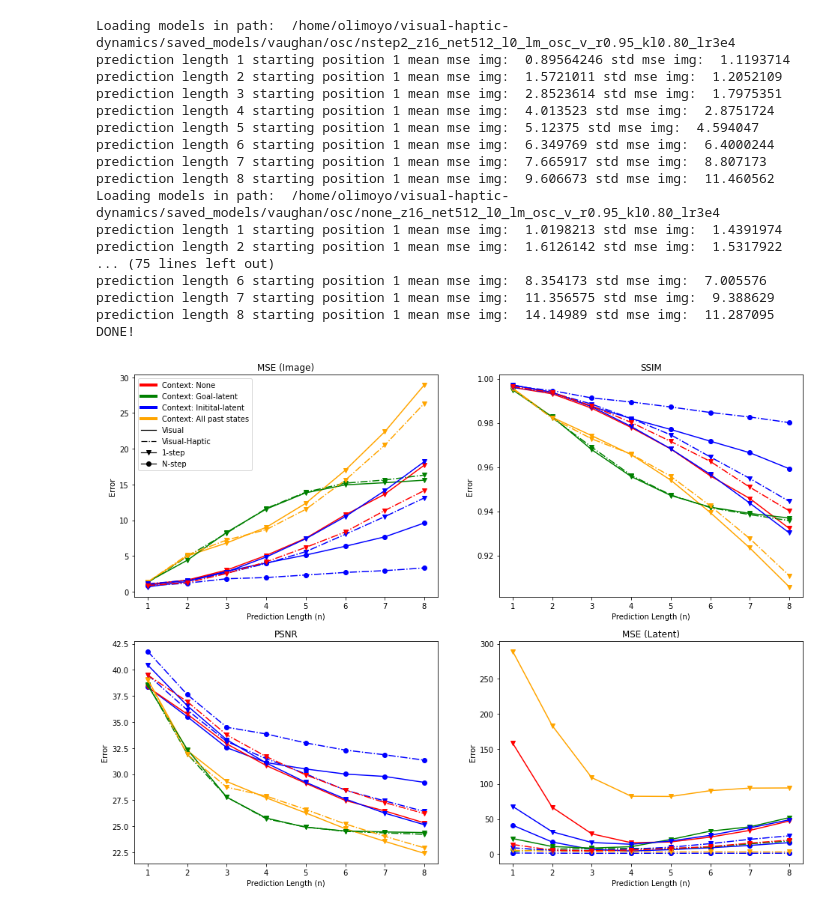
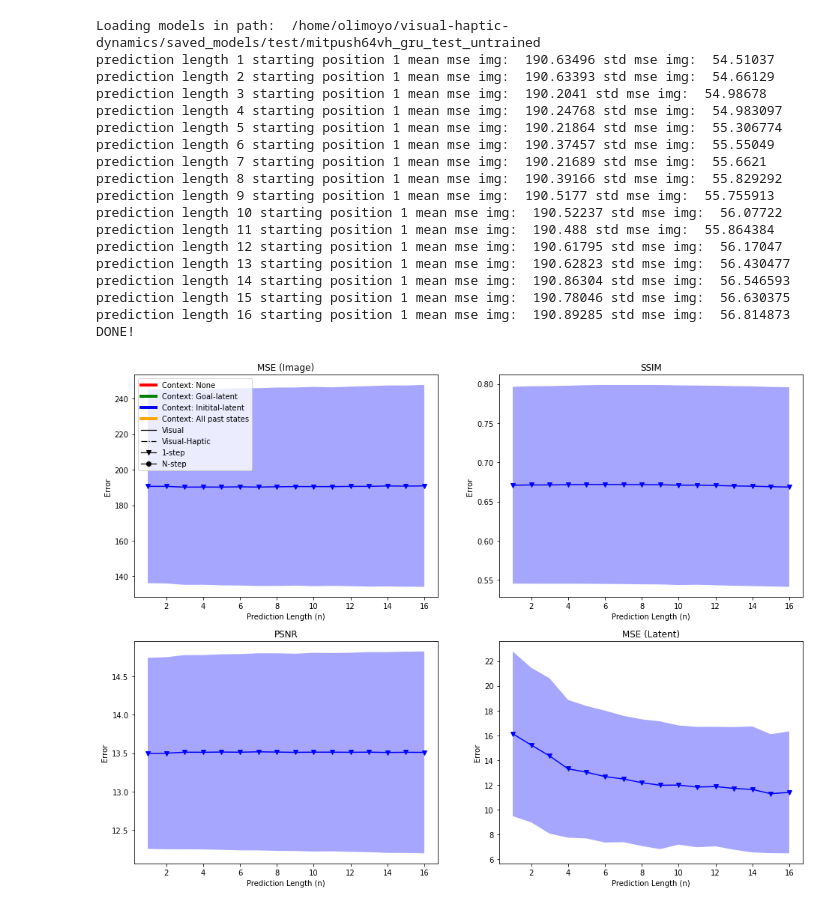
Before and after one commit to utiasSTARS/visual-haptic-dynamics, a Jupyter notebook: experiments/notebooks/benchmarks_visualpusher.ipynb, the cells around one changed output. Drawn from its saved outputs; the diff is of its cells as text; code cells hidden in the pictures.

```diff
--- a/experiments/notebooks/benchmarks_visualpusher.ipynb
+++ b/experiments/notebooks/benchmarks_visualpusher.ipynb
@@ -20,12 +21,20 @@ class ObjectView(object):
 
 args = ObjectView({
  'res': 64,
- 'dataset_path': '/home/olimoyo/visual-haptic-dynamics/experiments/data/datasets/{}'
-                   .format("visual_haptic_2D_len16_osc_withGT_8C12919B740845539C0E75B5CBAF7965.pkl"),
+#  'dataset_path': '/home/olimoyo/visual-haptic-dynamics/experiments/data/datasets/{}'
+#                    .format("visual_haptic_2D_len16_osc_withGT_8C12919B740845539C0E75B5CBAF7965.pkl"),
+#  'models_dir': '/home/olimoyo/visual-haptic-dynamics/saved_models/{}'
+#                    .format("vaughan/osc"),
+#  'dataset_path': '/home/olimoyo/visual-haptic-dynamics/experiments/data/datasets/{}'
+#                    .format("visual_haptic_2D_len16_oscxy_withGT_89B71088F7FF485F990BE6ADC0D0F03F.pkl"),
+#  'models_dir': '/home/olimoyo/visual-haptic-dynamics/saved_models/{}'
+#                    .format("vaughan/oscxy/"),
+ 'dataset_path': '/home/olimoyo/visual-haptic-dynamics/experiments/data/datasets/mit_push/{}'
+                   .format("min-tr2.5_min-rot0.5_len48.pkl"),
  'models_dir': '/home/olimoyo/visual-haptic-dynamics/saved_models/{}'
-                   .format("vaughan/osc"),
- 'device': 'cuda:1',
- 'up_to_n_pred': 8,
+                   .format("test"),
+ 'device': 'cuda:0',
+ 'up_to_n_pred': 16,
  'n_initial': 2,
  'n_final': 2
 })
@@ -40,8 +49,16 @@ def load_models_dir(models_dir):
                 dict_of_models[fullpath] = Namespace(**json.load(fp))
     return dict_of_models
 # %%
-with open(args.dataset_path, 'rb') as f:
-    raw_data = pkl.load(f)
+def is_gz_file(filepath):
+    with open(filepath, 'rb') as test_f:
+        return test_f.read(2) == b'\x1f\x8b'
+
+if is_gz_file(args.dataset_path):
+    with gzip.open(args.dataset_path, 'rb') as f:
+        raw_data = pkl.load(f)
+else:
+    with open(args.dataset_path, 'rb') as f:
+        raw_data = pkl.load(f)
 
 data = {}
 data['img_rgb'] = torch.from_numpy(raw_data["img"].transpose(0, 1, 4, 2, 3)).int().to(device=args.device)
@@ -254,22 +271,23 @@ with torch.no_grad():
 
     print("DONE!")
 # %% [output]
-Loading models in path:  /home/olimoyo/visual-haptic-dynamics/saved_models/vaughan/osc/nstep2_z16_net512_l0_lm_osc_v_r0.95_kl0.80_lr3e4
-prediction length 1 starting position 1 mean mse img:  0.89564246 std mse img:  1.1193714
-prediction length 2 starting position 1 mean mse img:  1.5721011 std mse img:  1.2052109
-prediction length 3 starting position 1 mean mse img:  2.8523614 std mse img:  1.7975351
-prediction length 4 starting position 1 mean mse img:  4.013523 std mse img:  2.8751724
-prediction length 5 starting position 1 mean mse img:  5.12375 std mse img:  4.594047
-prediction length 6 starting position 1 mean mse img:  6.349769 std mse img:  6.4000244
-prediction length 7 starting position 1 mean mse img:  7.665917 std mse img:  8.807173
-prediction length 8 starting position 1 mean mse img:  9.606673 std mse img:  11.460562
-Loading models in path:  /home/olimoyo/visual-haptic-dynamics/saved_models/vaughan/osc/none_z16_net512_l0_lm_osc_v_r0.95_kl0.80_lr3e4
-prediction length 1 starting position 1 mean mse img:  1.0198213 std mse img:  1.4391974
-prediction length 2 starting position 1 mean mse img:  1.6126142 std mse img:  1.5317922
-... (75 lines left out)
-prediction length 6 starting position 1 mean mse img:  8.354173 std mse img:  7.005576
-prediction length 7 starting position 1 mean mse img:  11.356575 std mse img:  9.388629
-prediction length 8 starting position 1 mean mse img:  14.14989 std mse img:  11.287095
+Loading models in path:  /home/olimoyo/visual-haptic-dynamics/saved_models/test/mitpush64vh_gru_test_untrained
+prediction length 1 starting position 1 mean mse img:  190.63496 std mse img:  54.51037
+prediction length 2 starting position 1 mean mse img:  190.63393 std mse img:  54.66129
+prediction length 3 starting position 1 mean mse img:  190.2041 std mse img:  54.98678
+prediction length 4 starting position 1 mean mse img:  190.24768 std mse img:  54.983097
+prediction length 5 starting position 1 mean mse img:  190.21864 std mse img:  55.306774
+prediction length 6 starting position 1 mean mse img:  190.37457 std mse img:  55.55049
+prediction length 7 starting position 1 mean mse img:  190.21689 std mse img:  55.6621
+prediction length 8 starting position 1 mean mse img:  190.39166 std mse img:  55.829292
+prediction length 9 starting position 1 mean mse img:  190.5177 std mse img:  55.755913
+prediction length 10 starting position 1 mean mse img:  190.52237 std mse img:  56.07722
+prediction length 11 starting position 1 mean mse img:  190.488 std mse img:  55.864384
+prediction length 12 starting position 1 mean mse img:  190.61795 std mse img:  56.17047
+prediction length 13 starting position 1 mean mse img:  190.62823 std mse img:  56.430477
+prediction length 14 starting position 1 mean mse img:  190.86304 std mse img:  56.546593
+prediction length 15 starting position 1 mean mse img:  190.78046 std mse img:  56.630375
+prediction length 16 starting position 1 mean mse img:  190.89285 std mse img:  56.814873
 DONE!
 # %%
 from matplotlib.lines import Line2D
@@ -378,32 +396,32 @@ def add_data_to_plot(name, data, var=True):
         )
     axs[1,1].plot(
         list(range(1, len(plot_data['MSE_z']["mu"]) + 1)),
         plot_data['MSE_z']["mu"],
         color=color,
         linestyle=linestyle,
         marker=marker
     )
     if var:
         axs[1,1].fill_between(
             list(range(1, len(plot_data['MSE_z']["mu"]) + 1)),
             [a_i + b_i for a_i, b_i in zip(plot_data['MSE_z']["mu"], plot_data['MSE_z']["std"])],
             [a_i - b_i for a_i, b_i in zip(plot_data['MSE_z']["mu"], plot_data['MSE_z']["std"])],
             facecolor=color,
             alpha=0.35
         )
 
     for ii in range(axs.shape[0]):
         for jj in range(axs.shape[1]):
             axs[ii, jj].set_xlabel("Prediction Length (n)")
             axs[ii, jj].set_ylabel("Error")
 
     axs[0,0].set_title("MSE (Image)")
     axs[0,1].set_title("SSIM")
     axs[1,0].set_title("PSNR")
     axs[1,1].set_title("MSE (Latent)")
 
 
 for k, v in analysis_data.items():
-    add_data_to_plot(k, v, var=False)
+    add_data_to_plot(k, v, var=True)
 # %% [output]
-[figure, old version]
+[figure, new version]
```
Also changed, not shown: parts of 1 cell of this notebook, 6 other files.
